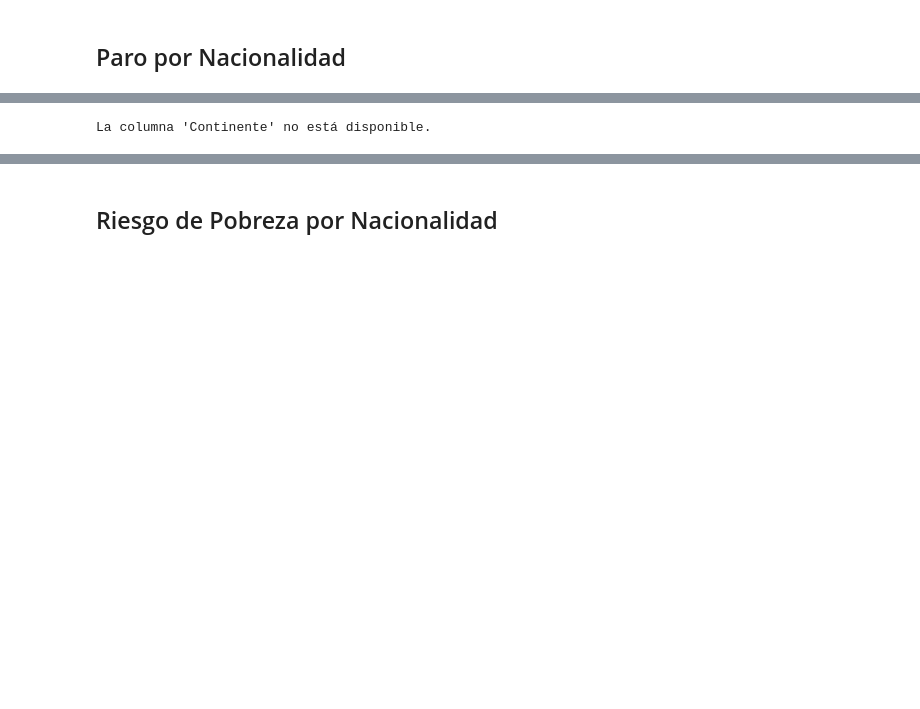
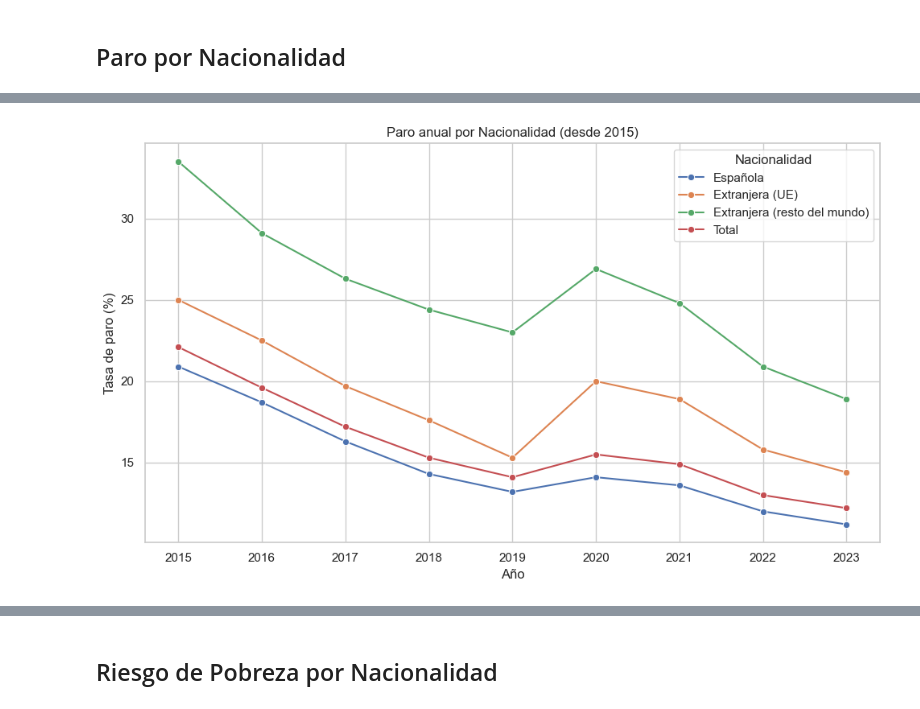
Before and after one commit to Danielcris97/EDA, a Jupyter notebook: notebook/EDA.ipynb, the cells around one changed output, grey strips where cells are left out. Drawn from its saved outputs; the diff is of its cells as text; code cells hidden in the pictures; blank space fills up the shorter version.

```diff
--- a/notebook/EDA.ipynb
+++ b/notebook/EDA.ipynb
@@ -25,6 +25,7 @@ poblacion = load_and_clean(f"{base_path}/poblacion_pais_nacimiento.csv")
 salario = load_and_clean(f"{base_path}/salarios_jornada_nacionalidad_decil.csv")
 delito_sexual = load_and_clean(f"{base_path}/delitos_sexuales_nacionalidad.csv", sep=';')
 paro = load_and_clean(f"{base_path}/paro_por_nacionalidad.csv", sep=';')
+paro["periodo"] = pd.to_numeric(paro["periodo"].astype(str).str.replace('*', '', regex=False), errors="coerce")
 neet = load_and_clean(f"{base_path}/no_estudian_ni_trabajan_por_nacionalidad.csv", sep=';')
 pobreza = load_and_clean(f"{base_path}/riesgo_de_pobreza_nacionalidad.csv", sep=';')
 # %% [markdown]
@@ -426,10 +447,19 @@ plt.show()
-# %%
-if 'Continente' in poblacion.columns:
-    agg = poblacion.groupby(["Año", "Continente"])["Total"].sum().reset_index()
-    sns.lineplot(data=agg, x="Año", y="Total", hue="Continente")
-    plt.title("Población por Continente de Nacimiento")
-    plt.show()
-else:
-    print("La columna 'Continente' no está disponible.")
-# %% [output]
-La columna 'Continente' no está disponible.
+# %%
+# Asegurar que 'periodo' es numérico
+paro["periodo"] = pd.to_numeric(paro["periodo"], errors="coerce")
+
+# Filtrar años desde 2015
+paro_anual = paro.groupby(["periodo", "Nacionalidad"])["Total"].mean().reset_index()
+paro_filtrado = paro_anual[paro_anual["periodo"] >= 2015]
+
+# Graficar
+plt.figure(figsize=(10, 6))
+sns.lineplot(data=paro_filtrado, x="periodo", y="Total", hue="Nacionalidad", marker="o")
+plt.title("Paro anual por Nacionalidad (desde 2015)")
+plt.xlabel("Año")
+plt.ylabel("Tasa de paro (%)")
+plt.grid(True)
+plt.tight_layout()
+plt.show()
+# %% [output]
+[figure, added]
```
Also changed, not shown: parts of 12 cells of this notebook, 8 other files.
